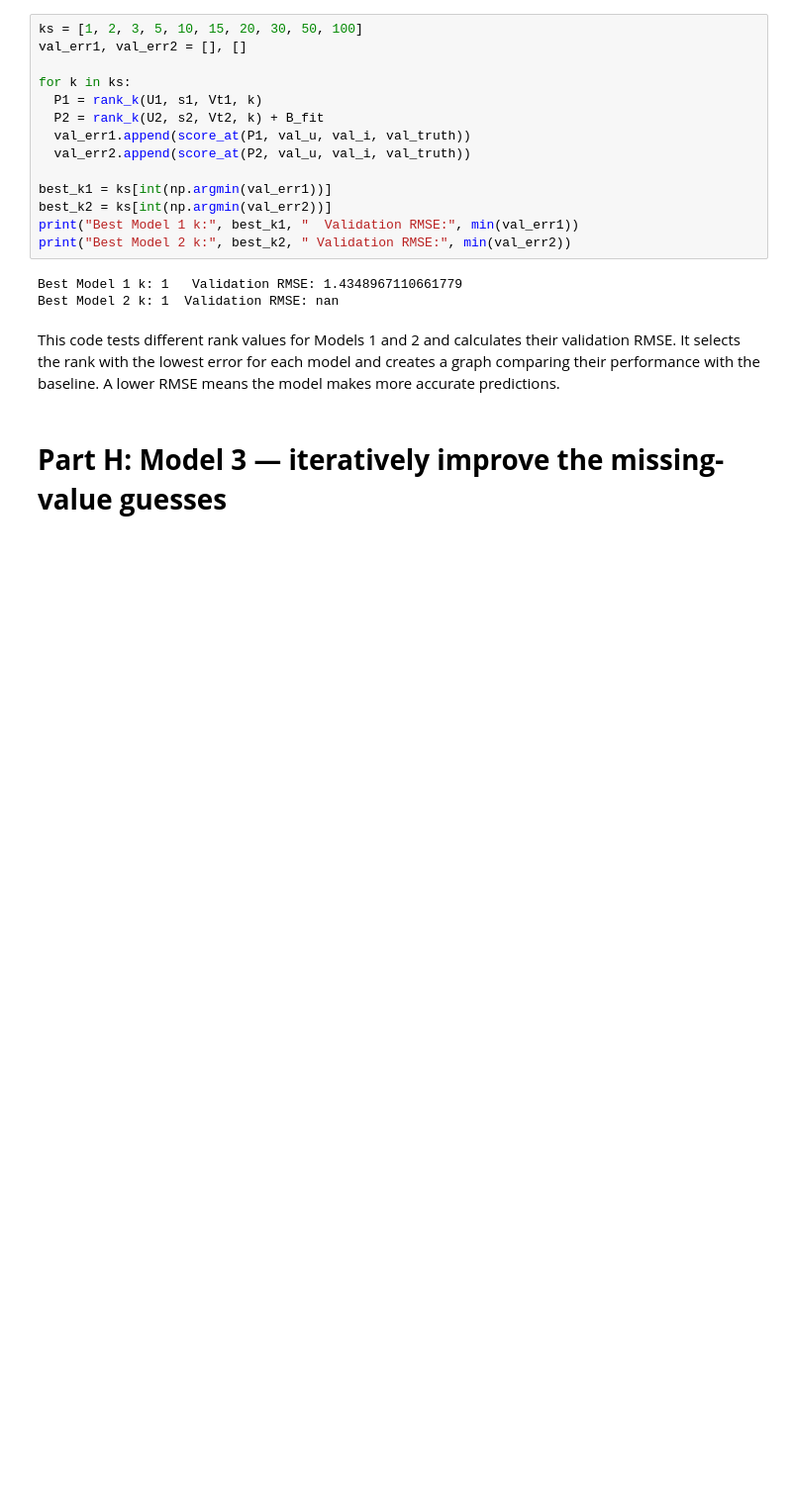
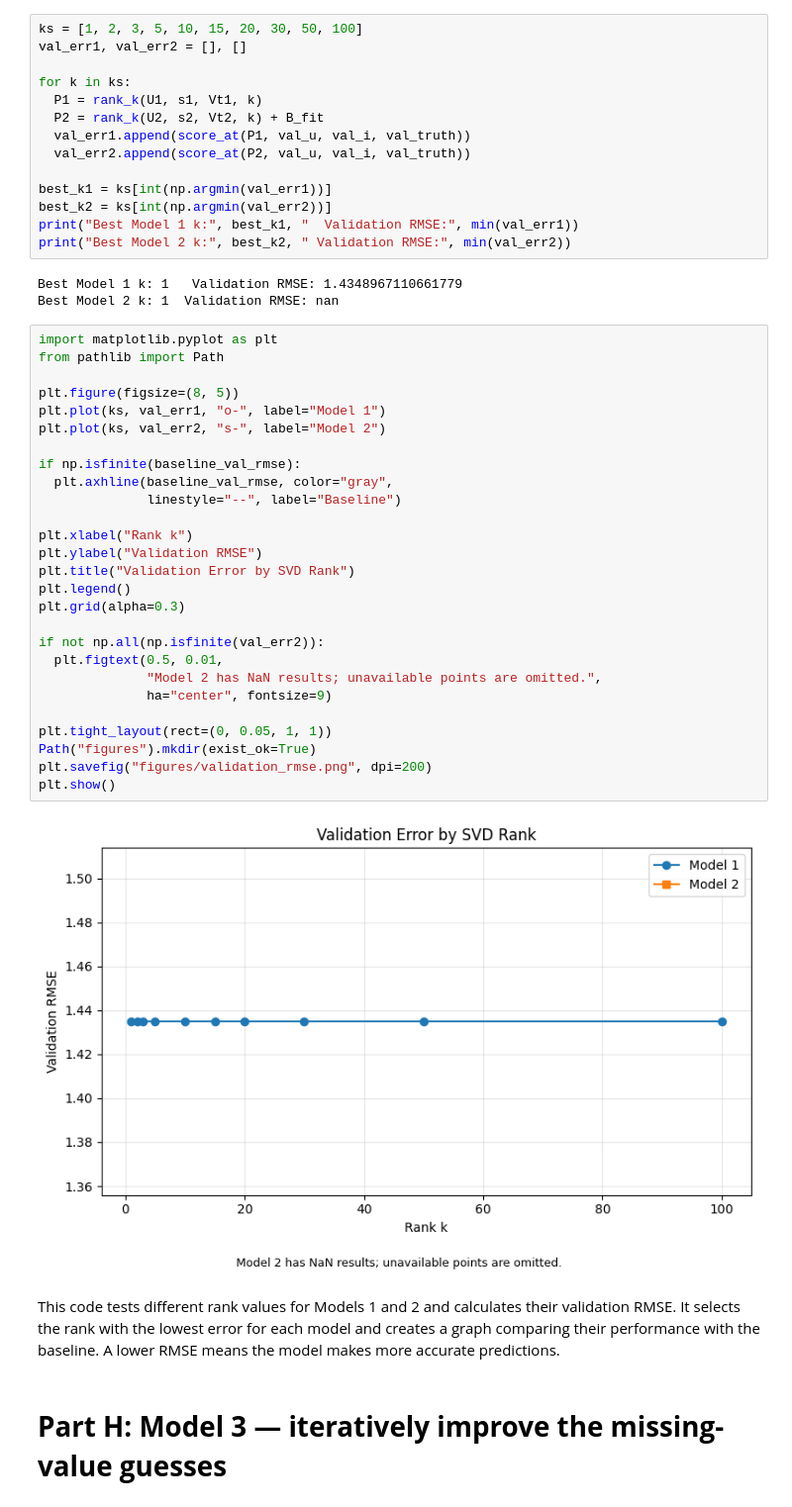
Before and after one commit to scottaudrey/svd-food-recommendation-system, a Jupyter notebook: notebooks/03_low_rank.ipynb, the cells around one changed output. Shown at 99% size. Saved outputs shown, nothing was run; the diff lists cells and outputs as text; blank space fills up the shorter version.

```diff
--- a/notebooks/03_low_rank.ipynb
+++ b/notebooks/03_low_rank.ipynb
@@ -145,6 +145,35 @@ print("Best Model 2 k:", best_k2, " Validation RMSE:", min(val_err2))
 # %% [output]
 Best Model 1 k: 1   Validation RMSE: 1.4348967110661779
 Best Model 2 k: 1  Validation RMSE: nan
+# %%
+import matplotlib.pyplot as plt
+from pathlib import Path
+
+plt.figure(figsize=(8, 5))
+plt.plot(ks, val_err1, "o-", label="Model 1")
+plt.plot(ks, val_err2, "s-", label="Model 2")
+
+if np.isfinite(baseline_val_rmse):
+  plt.axhline(baseline_val_rmse, color="gray",
+              linestyle="--", label="Baseline")
+
+plt.xlabel("Rank k")
+plt.ylabel("Validation RMSE")
+plt.title("Validation Error by SVD Rank")
+plt.legend()
+plt.grid(alpha=0.3)
+
+if not np.all(np.isfinite(val_err2)):
+  plt.figtext(0.5, 0.01,
+              "Model 2 has NaN results; unavailable points are omitted.",
+              ha="center", fontsize=9)
+
+plt.tight_layout(rect=(0, 0.05, 1, 1))
+Path("figures").mkdir(exist_ok=True)
+plt.savefig("figures/validation_rmse.png", dpi=200)
+plt.show()
+# %% [output]
+[figure, added]
 # %% [markdown]
 This code tests different rank values for Models 1 and 2 and calculates their validation RMSE. It selects the rank with the lowest error for each model and creates a graph comparing their performance with the baseline. A lower RMSE means the model makes more accurate predictions.
 # %% [markdown]
```
